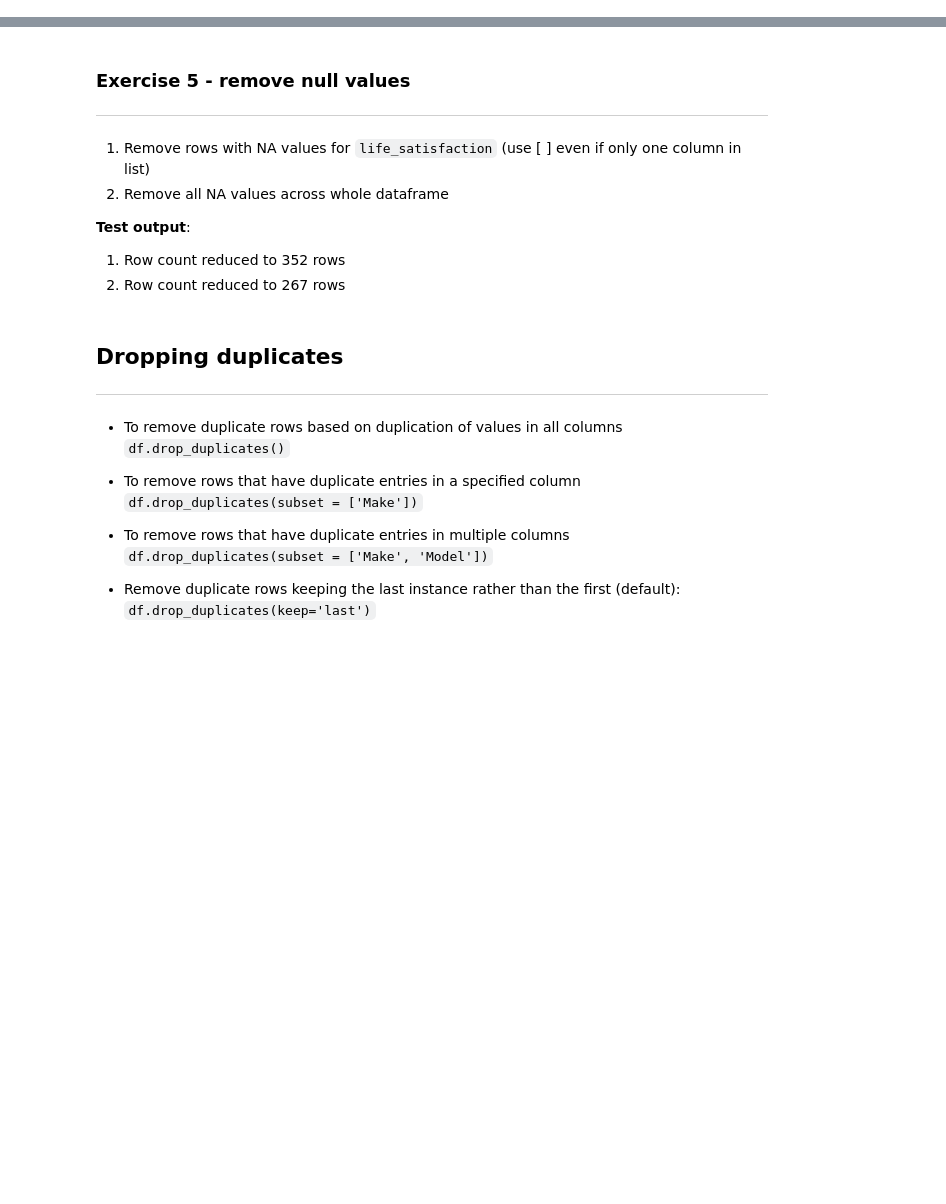
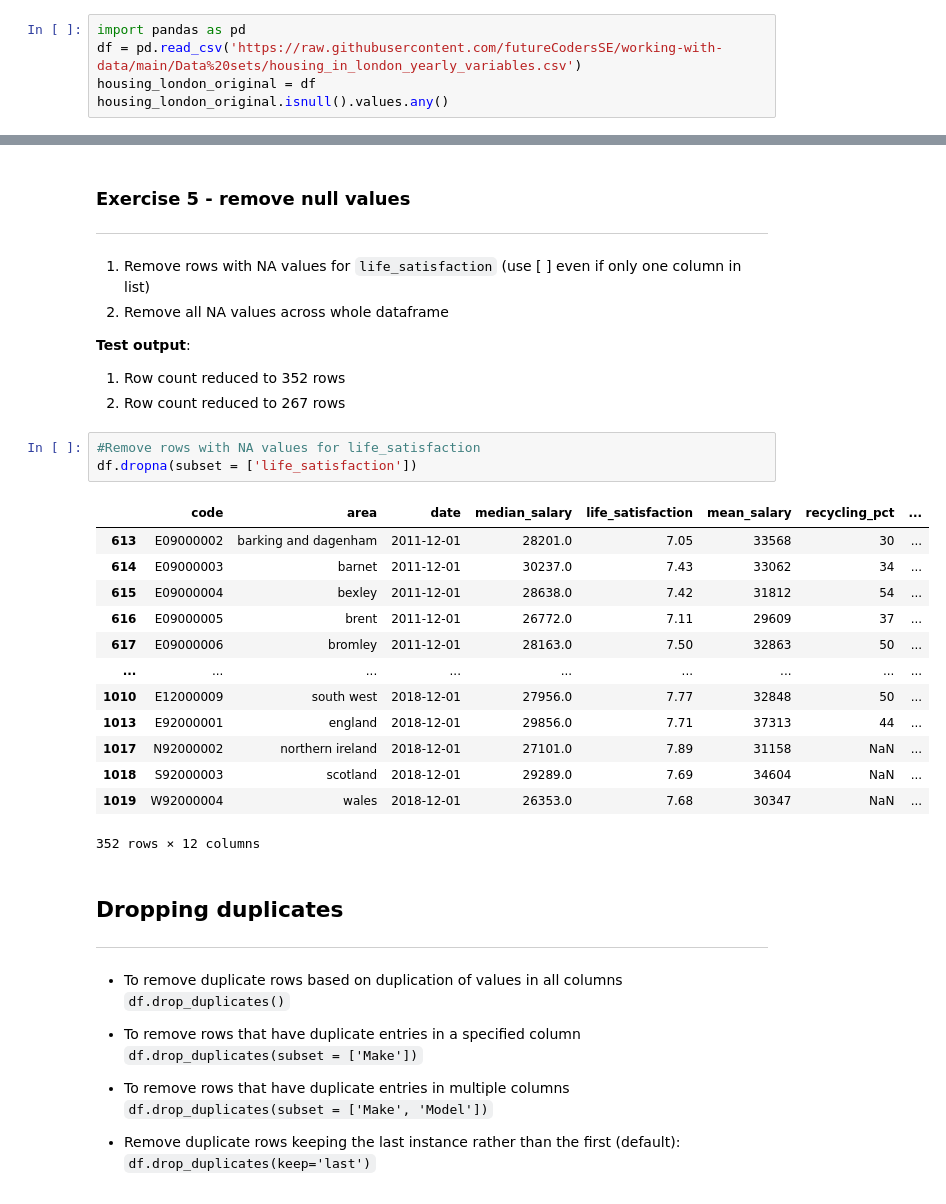
Before and after one commit to Jojomaque/DataScience, a Jupyter notebook: JojoSorting_and_cleaning.ipynb, the cells around one changed output, grey strips where cells are left out. Drawn from its saved outputs; the diff is of its cells as text; blank space fills up the shorter version.

```diff
--- a/JojoSorting_and_cleaning.ipynb
+++ b/JojoSorting_and_cleaning.ipynb
@@ -157,3 +165,8 @@ pandas have functions for checking a dataframe, or column, for null values, chec
 **Test output**:
 True
 .info shows median_salary, life_satisfaction, recycling_pct, population_size, number_of_jobs, area_size, no_of_houses all less than total rows (1071)
+# %%
+import pandas as pd
+df = pd.read_csv('https://raw.githubusercontent.com/futureCodersSE/working-with-data/main/Data%20sets/housing_in_london_yearly_variables.csv')
+housing_london_original = df
+housing_london_original.isnull().values.any()
@@ -167,6 +205,23 @@ True
 **Test output**:
 1.  Row count reduced to 352 rows
 2.  Row count reduced to 267 rows
+# %%
+#Remove rows with NA values for life_satisfaction
+df.dropna(subset = ['life_satisfaction'])
+# %% [output]
+|  | code | area | date | median_salary | life_satisfaction | mean_salary | recycling_pct | ... |
+| 613 | E09000002 | barking and dagenham | 2011-12-01 | 28201.0 | 7.05 | 33568 | 30 | ... |
+| 614 | E09000003 | barnet | 2011-12-01 | 30237.0 | 7.43 | 33062 | 34 | ... |
+| 615 | E09000004 | bexley | 2011-12-01 | 28638.0 | 7.42 | 31812 | 54 | ... |
+| 616 | E09000005 | brent | 2011-12-01 | 26772.0 | 7.11 | 29609 | 37 | ... |
+| 617 | E09000006 | bromley | 2011-12-01 | 28163.0 | 7.50 | 32863 | 50 | ... |
+| ... | ... | ... | ... | ... | ... | ... | ... | ... |
+| 1010 | E12000009 | south west | 2018-12-01 | 27956.0 | 7.77 | 32848 | 50 | ... |
+| 1013 | E92000001 | england | 2018-12-01 | 29856.0 | 7.71 | 37313 | 44 | ... |
+| 1017 | N92000002 | northern ireland | 2018-12-01 | 27101.0 | 7.89 | 31158 | NaN | ... |
+| 1018 | S92000003 | scotland | 2018-12-01 | 29289.0 | 7.69 | 34604 | NaN | ... |
+| 1019 | W92000004 | wales | 2018-12-01 | 26353.0 | 7.68 | 30347 | NaN | ... |
+352 rows × 12 columns
 # %% [markdown]
 ## Dropping duplicates
 ---
```
Also changed, not shown: parts of 4 cells of this notebook.
